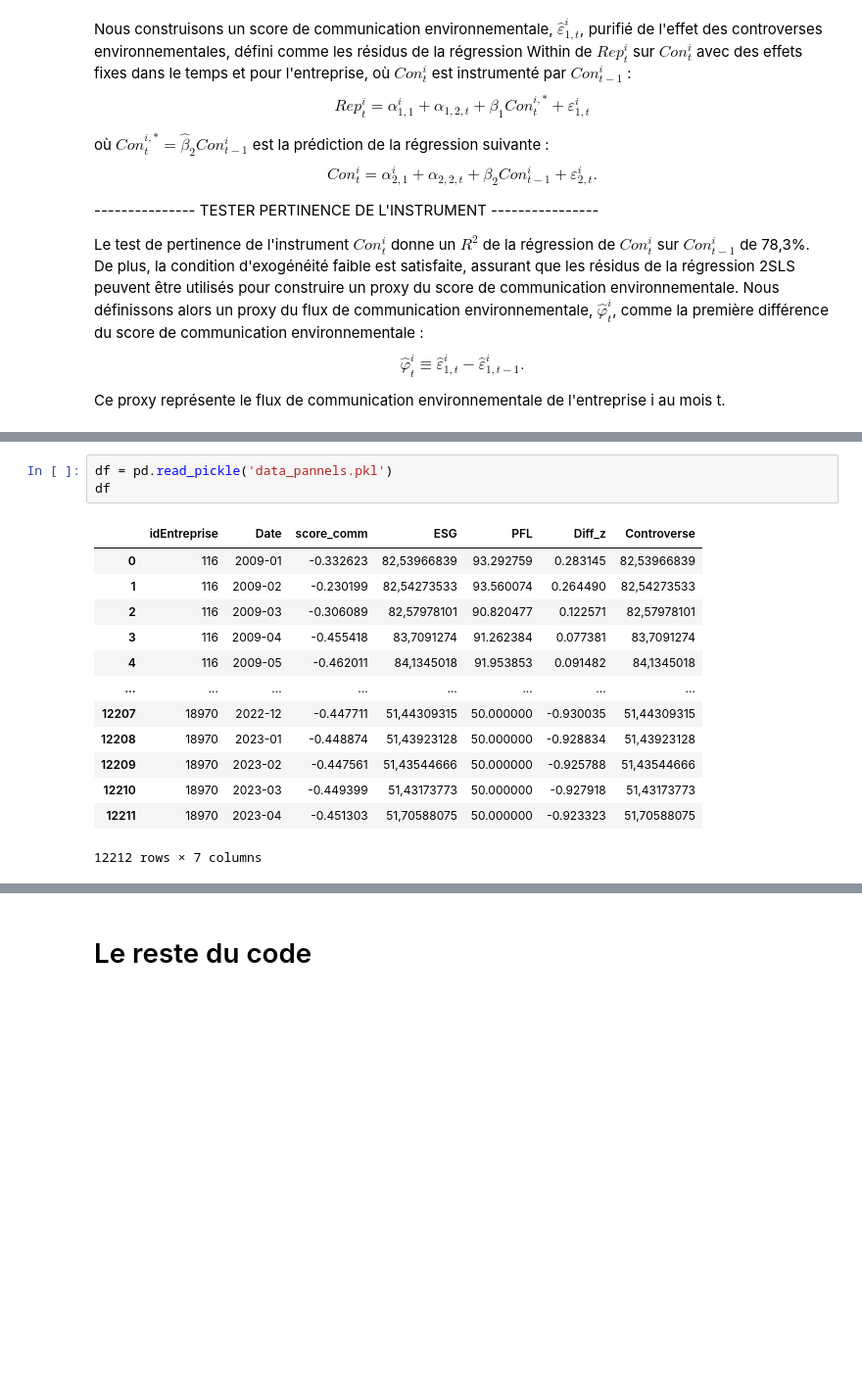
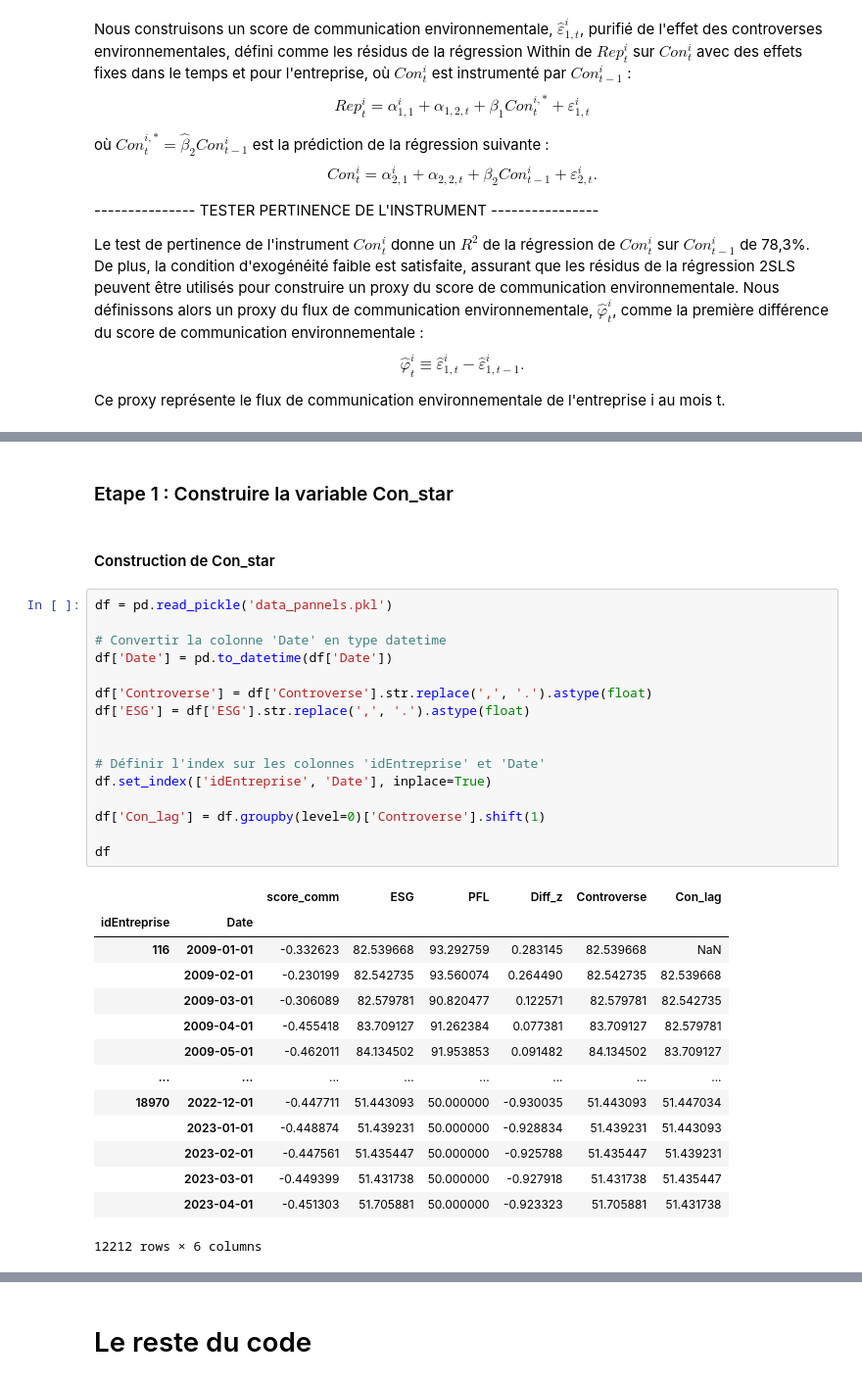
Before and after one commit to tgarnier067/Stat_app, a Jupyter notebook: Econométrie.ipynb, the cells around one changed output, grey strips where cells are left out. Shown at 98% size. Drawn from its saved outputs; the diff is of its cells as text; blank space fills up the shorter version.

```diff
--- a/Econométrie.ipynb
+++ b/Econométrie.ipynb
@@ -64,17 +64,35 @@ Requirement already satisfied: six in /opt/mamba/lib/python3.11/site-packages (f
-# %%
-df = pd.read_pickle('data_pannels.pkl')
-df
-# %% [output]
-|  | idEntreprise | Date | score_comm | ESG | PFL | Diff_z | Controverse |
-| 0 | 116 | 2009-01 | -0.332623 | 82,53966839 | 93.292759 | 0.283145 | 82,53966839 |
-| 1 | 116 | 2009-02 | -0.230199 | 82,54273533 | 93.560074 | 0.264490 | 82,54273533 |
-| 2 | 116 | 2009-03 | -0.306089 | 82,57978101 | 90.820477 | 0.122571 | 82,57978101 |
-| 3 | 116 | 2009-04 | -0.455418 | 83,7091274 | 91.262384 | 0.077381 | 83,7091274 |
-| 4 | 116 | 2009-05 | -0.462011 | 84,1345018 | 91.953853 | 0.091482 | 84,1345018 |
-| ... | ... | ... | ... | ... | ... | ... | ... |
-| 12207 | 18970 | 2022-12 | -0.447711 | 51,44309315 | 50.000000 | -0.930035 | 51,44309315 |
-| 12208 | 18970 | 2023-01 | -0.448874 | 51,43923128 | 50.000000 | -0.928834 | 51,43923128 |
-| 12209 | 18970 | 2023-02 | -0.447561 | 51,43544666 | 50.000000 | -0.925788 | 51,43544666 |
-| 12210 | 18970 | 2023-03 | -0.449399 | 51,43173773 | 50.000000 | -0.927918 | 51,43173773 |
-| 12211 | 18970 | 2023-04 | -0.451303 | 51,70588075 | 50.000000 | -0.923323 | 51,70588075 |
-12212 rows × 7 columns
+# %% [markdown]
+### Etape 1 : Construire la variable Con_star
+# %% [markdown]
+#### Construction de Con_star
+# %%
+df = pd.read_pickle('data_pannels.pkl')
+
+# Convertir la colonne 'Date' en type datetime
+df['Date'] = pd.to_datetime(df['Date'])
+
+df['Controverse'] = df['Controverse'].str.replace(',', '.').astype(float)
+df['ESG'] = df['ESG'].str.replace(',', '.').astype(float)
+
+
+# Définir l'index sur les colonnes 'idEntreprise' et 'Date'
+df.set_index(['idEntreprise', 'Date'], inplace=True)
+
+df['Con_lag'] = df.groupby(level=0)['Controverse'].shift(1)
+
+df
+# %% [output]
+|  |  | score_comm | ESG | PFL | Diff_z | Controverse | Con_lag |
+| idEntreprise | Date |  |  |  |  |  |  |
+| 116 | 2009-01-01 | -0.332623 | 82.539668 | 93.292759 | 0.283145 | 82.539668 | NaN |
+|  | 2009-02-01 | -0.230199 | 82.542735 | 93.560074 | 0.264490 | 82.542735 | 82.539668 |
+|  | 2009-03-01 | -0.306089 | 82.579781 | 90.820477 | 0.122571 | 82.579781 | 82.542735 |
+|  | 2009-04-01 | -0.455418 | 83.709127 | 91.262384 | 0.077381 | 83.709127 | 82.579781 |
+|  | 2009-05-01 | -0.462011 | 84.134502 | 91.953853 | 0.091482 | 84.134502 | 83.709127 |
+| ... | ... | ... | ... | ... | ... | ... | ... |
+| 18970 | 2022-12-01 | -0.447711 | 51.443093 | 50.000000 | -0.930035 | 51.443093 | 51.447034 |
+|  | 2023-01-01 | -0.448874 | 51.439231 | 50.000000 | -0.928834 | 51.439231 | 51.443093 |
+|  | 2023-02-01 | -0.447561 | 51.435447 | 50.000000 | -0.925788 | 51.435447 | 51.439231 |
+|  | 2023-03-01 | -0.449399 | 51.431738 | 50.000000 | -0.927918 | 51.431738 | 51.435447 |
+|  | 2023-04-01 | -0.451303 | 51.705881 | 50.000000 | -0.923323 | 51.705881 | 51.431738 |
+12212 rows × 6 columns
```
Also changed, not shown: parts of 13 cells of this notebook.
